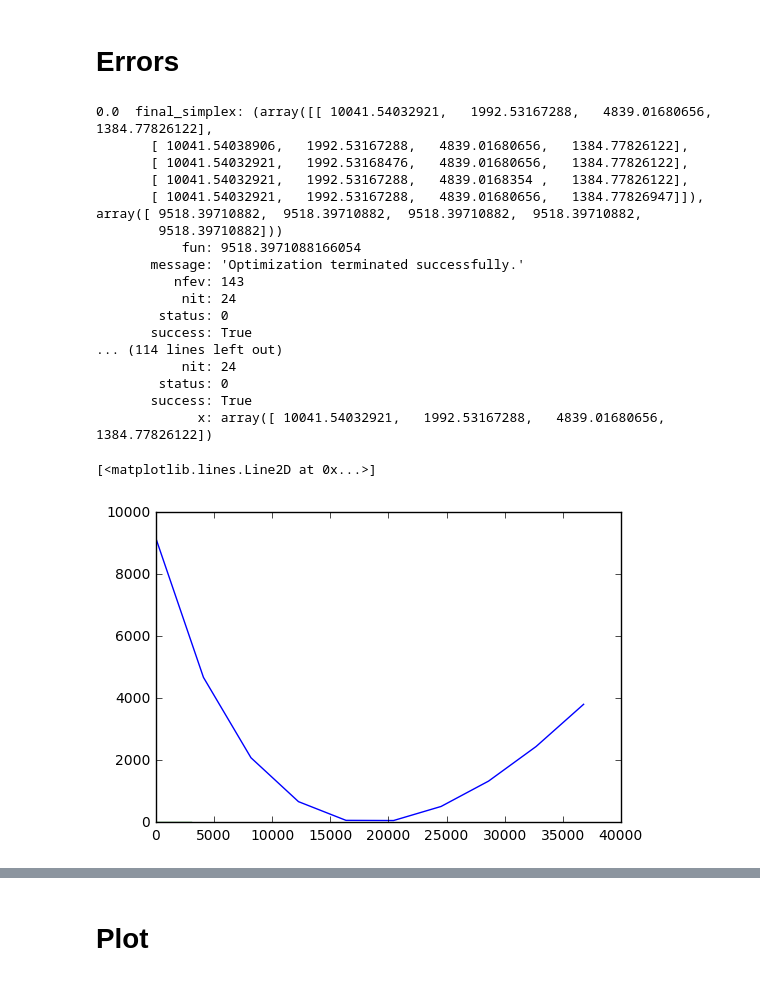
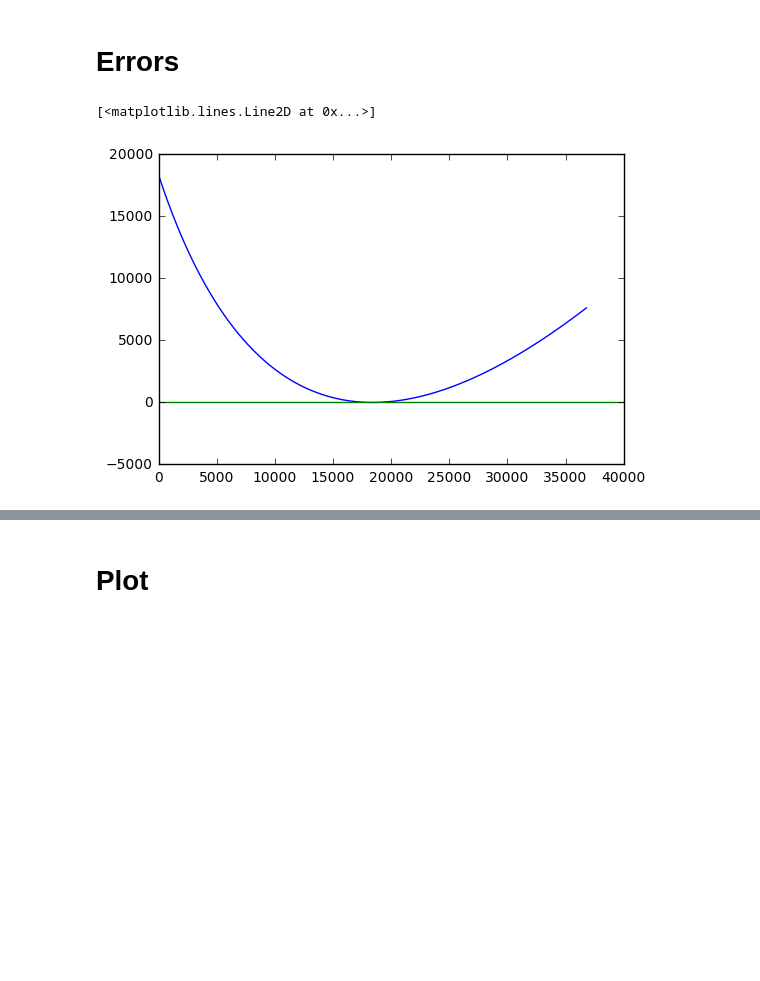
Before and after one commit to bpalmeiro/Next_Energy, a Jupyter notebook: Notebooks/Untitled.ipynb, the cells around one changed output, grey strips where cells are left out. Saved outputs shown, nothing was run; the diff lists cells and outputs as text; code cells hidden in the pictures; blank space fills up the shorter version.

```diff
--- a/Notebooks/Untitled.ipynb
+++ b/Notebooks/Untitled.ipynb
@@ -30,7 +30,7 @@ from scipy.special import gammaln
 from copy import copy
 
 def generalLogPoisson(x,mu):
-    return -mu+x*np.log(mu+0.001)-gammaln(x+1)
+    return (-mu+x*np.log(mu+0.00001)-gammaln(x+1))*2
 
 
 class Fit():
@@ -88,7 +88,7 @@ class Fit():
             #res = sop.minimize(fit,nevs,method='L-BFGS-B',bounds = bounds,**kwargs)
             res = sop.minimize(fit,aux_evs,method='Nelder-Mead',**kwargs)
             res_list.append(res.fun-fun_aux)
-            print(aux_s,res)
+            #print(aux_s,res)
             if not(res.success):
                 print('error')
 
@@ -201,27 +219,10 @@ for i in range(len(res_ls[0])):
 # %% [markdown]
 # Errors
 # %%
-scan = fit.FitLLMScan(np. array([ 18395.02927031,  10041.54032921,   1992.53167288,   4839.01680656,1384.77826122]),0,10)
-plt.plot(scan[0],np.array(scan[1])-0.5)
-plt.plot([0,3000],[0,0])
+scan = fit.FitLLMScan(np. array([ 18395.02927031,  10041.54032921,   1992.53167288,   4839.01680656,1384.77826122]),0,1000)
+plt.plot(scan[0],np.array(scan[1])-1)
+plt.plot([0,40000],[0,0])
 # %% [output]
-0.0  final_simplex: (array([[ 10041.54032921,   1992.53167288,   4839.01680656,   1384.77826122],
-       [ 10041.54038906,   1992.53167288,   4839.01680656,   1384.77826122],
-       [ 10041.54032921,   1992.53168476,   4839.01680656,   1384.77826122],
-       [ 10041.54032921,   1992.53167288,   4839.0168354 ,   1384.77826122],
-       [ 10041.54032921,   1992.53167288,   4839.01680656,   1384.77826947]]), array([ 9518.39710882,  9518.39710882,  9518.39710882,  9518.39710882,
-        9518.39710882]))
-           fun: 9518.3971088166054
-       message: 'Optimization terminated successfully.'
-          nfev: 143
-           nit: 24
-        status: 0
-       success: True
-... (114 lines left out)
-           nit: 24
-        status: 0
-       success: True
-             x: array([ 10041.54032921,   1992.53167288,   4839.01680656,   1384.77826122])
+[<matplotlib.lines.Line2D at 0x...>]
-[<matplotlib.lines.Line2D at 0x...>]
-[figure, old version]
+[figure, new version]
 # %%
```
Also changed, not shown: parts of 7 cells of this notebook, 1 other file.
